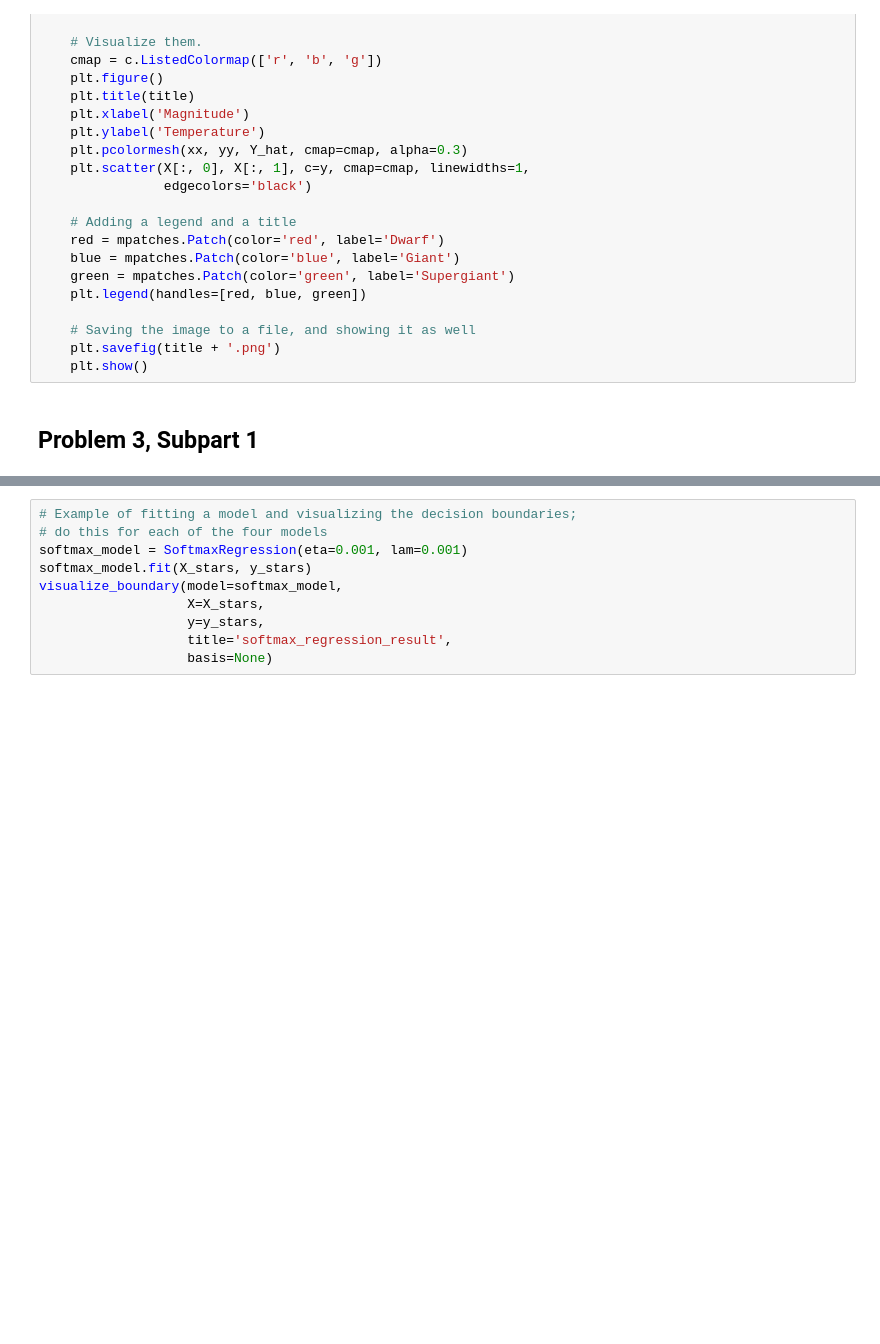
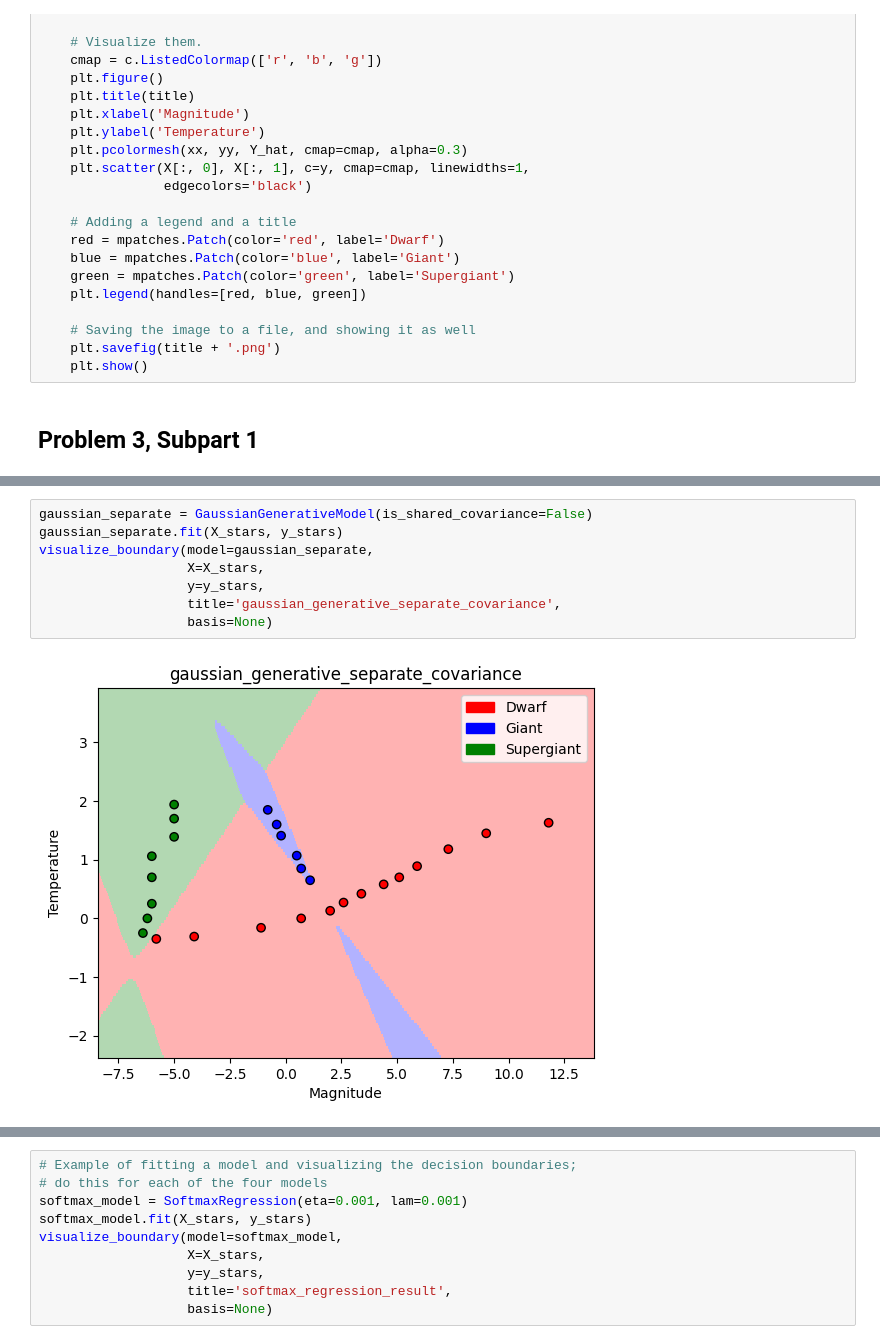
Before and after one commit to dantra7/cs181-s24-homeworks, a Jupyter notebook: hw2/homework2.ipynb, the cells around one changed output, grey strips where cells are left out. Drawn from its saved outputs; the diff is of its cells as text; blank space fills up the shorter version.

```diff
--- a/hw2/homework2.ipynb
+++ b/hw2/homework2.ipynb
@@ -380,0 +397,10 @@ def visualize_boundary(model, X, y, title, basis=None, width=2):
+# %%
+gaussian_separate = GaussianGenerativeModel(is_shared_covariance=False)
+gaussian_separate.fit(X_stars, y_stars)
+visualize_boundary(model=gaussian_separate,
+                   X=X_stars,
+                   y=y_stars,
+                   title='gaussian_generative_separate_covariance',
+                   basis=None)
+# %% [output]
+[figure, added]
```
Also changed, not shown: parts of 5 cells of this notebook, 2 other files.
